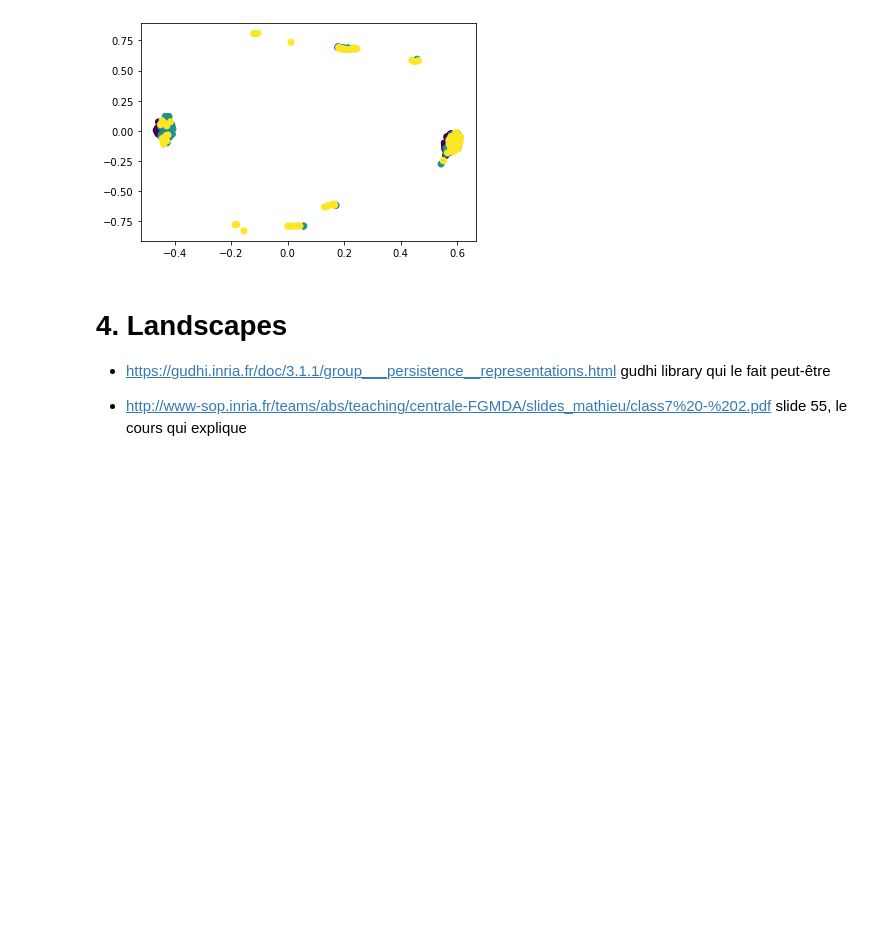
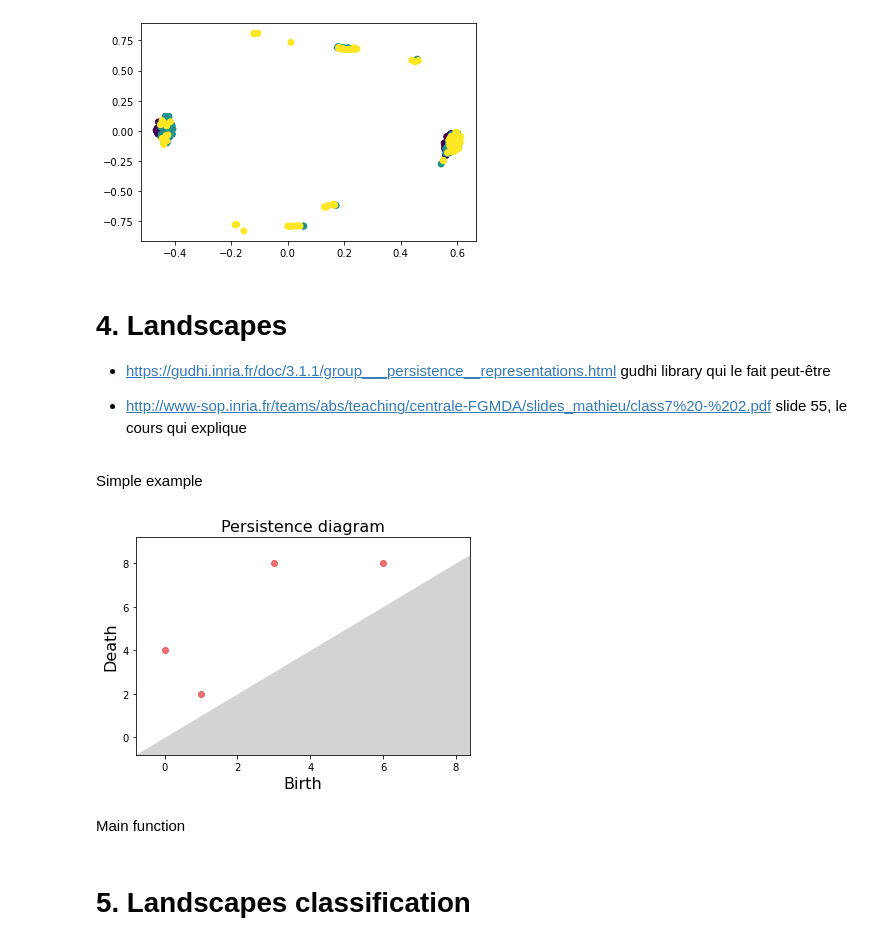
Before and after one commit to clementpiat/pedestrians_recognition, a Jupyter notebook: explore.ipynb, the cells around one changed output. Saved outputs shown, nothing was run; the diff lists cells and outputs as text; code cells hidden in the pictures; blank space fills up the shorter version.

```diff
--- a/explore.ipynb
+++ b/explore.ipynb
@@ -102,0 +122,11 @@ plt.savefig("data/test.jpg")
+# %% [markdown]
+Simple example
+# %%
+D = np.array([[0.,4.],[1.,2.],[3.,8.],[6.,8.]])
+gd.plot_persistence_diagram(D)
+l=Landscape(num_landscapes=2,resolution=10).fit_transform([D]).reshape((2, 10))
+print(l)
+# %% [output]
+[figure, added]
+# %% [markdown]
+Main function
@@ -102,0 +139,2 @@ plt.savefig("data/test.jpg")
+# %% [markdown]
+# 5. Landscapes classification
```
Also changed, not shown: parts of 23 cells of this notebook.
